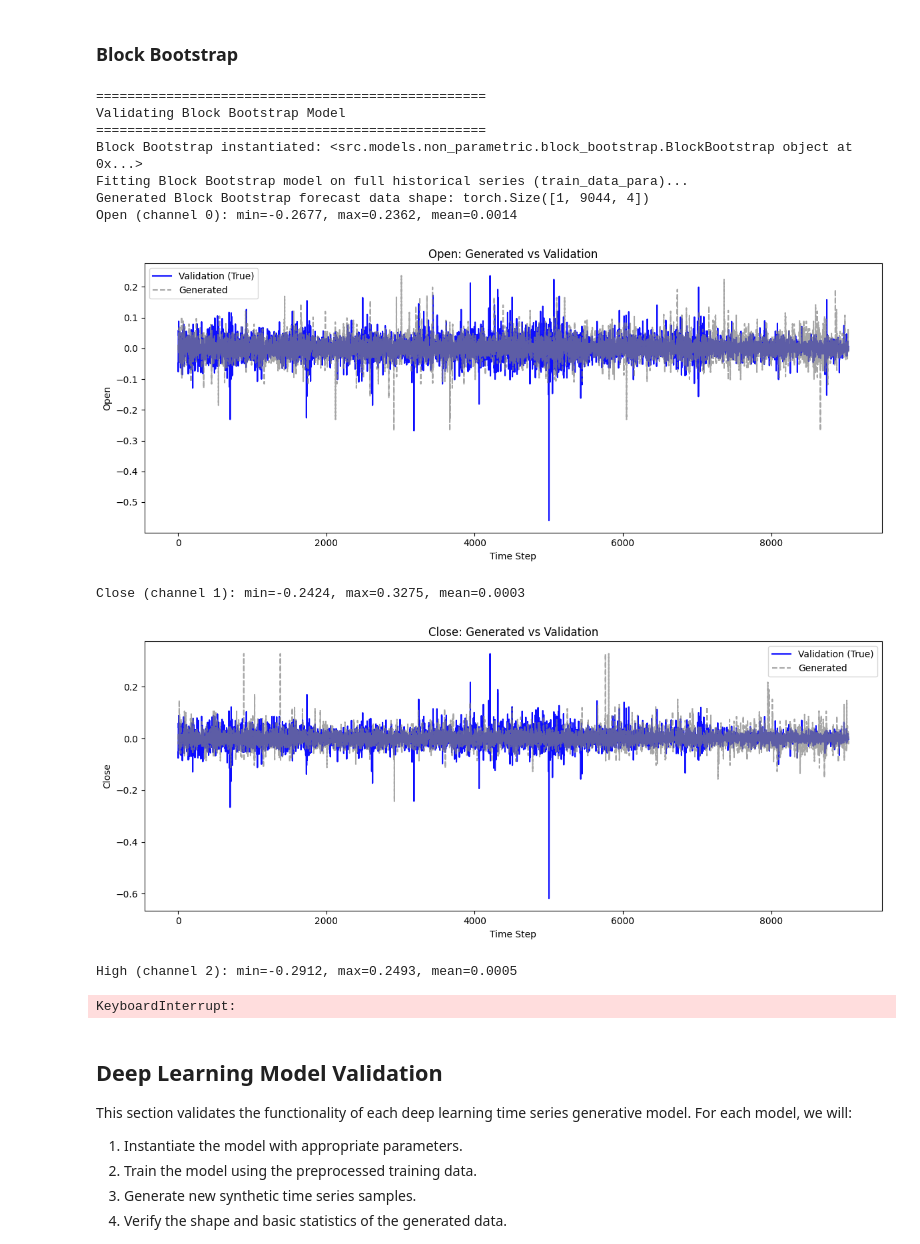
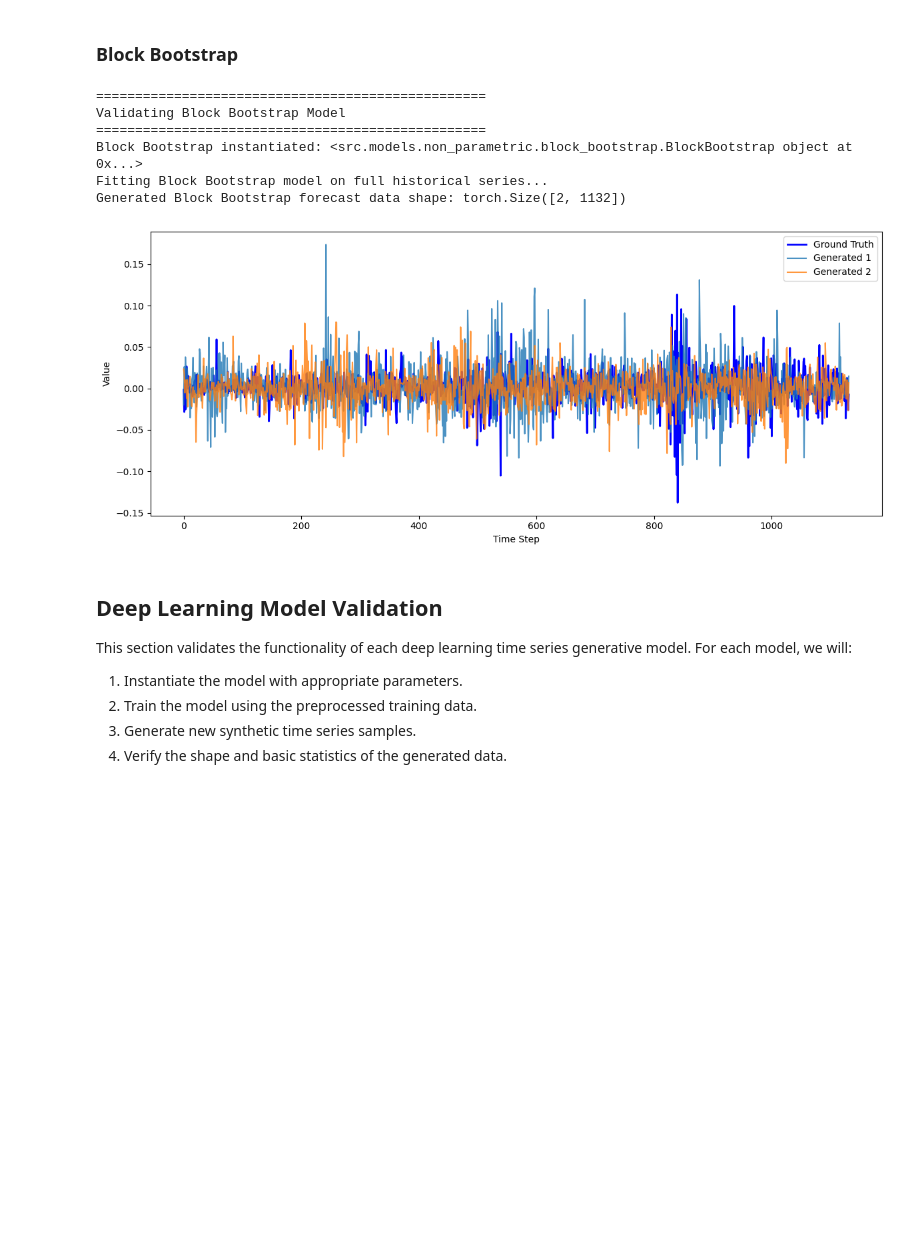
Before and after one commit to eddisonpham/StonkBench, a Jupyter notebook: notebooks/model_validation.ipynb, the cells around one changed output. Drawn from its saved outputs; the diff is of its cells as text; code cells hidden in the pictures; blank space fills up the shorter version.

```diff
--- a/notebooks/model_validation.ipynb
+++ b/notebooks/model_validation.ipynb
@@ -100,6 +103,6 @@ print(f"[Unnormalized] Type of valid_data_para: {type(valid_data_para)}")
 print(f"[Unnormalized] Train data shape: {train_data_para.shape}")
 print(f"[Unnormalized] Valid data shape: {valid_data_para.shape}")
 
-length, num_channels = train_data_para.shape
-print(f"\n[Unnormalized] Inferred model output dimensions: length={length}, num_channels={num_channels}")
+length = train_data_para.shape
+print(f"\n[Unnormalized] Inferred model output dimensions: length={length}")
 # %% [output]
@@ -342,23 +289,21 @@ print("\n" + "=" * 50)
 print("Validating Double Exponential Jump Diffusion (DEJD)")
 print("=" * 50)
 
-length, num_channels = train_data_para.shape
-forecast_horizon = train_data_para.shape[0]
+forecast_horizon = valid_data_para.shape[0]
 
-dejd_model = DoubleExponentialJumpDiffusion(length=length, num_channels=num_channels)
+dejd_model = DoubleExponentialJumpDiffusion()
 print(f"DEJD Model instantiated: {dejd_model}")
 
 print("Fitting DEJD model on full historical series...")
-dejd_parameters = dejd_model.fit(train_data_para)
+dejd_model.fit(train_data_para)
 
-num_generated_samples = 1
+num_generated_samples = 2
 dejd_generated_data = dejd_model.generate(
     num_samples=num_generated_samples,
-    seq_length=forecast_horizon,
-    seed=42
+    generation_length=forecast_horizon
 )
 print(f"Generated DEJD forecast data shape: {dejd_generated_data.shape}")
-plot_generated_vs_real(dejd_generated_data, num_generated_samples, forecast_horizon, train_data_para)
+plot_generated_vs_real(dejd_generated_data, num_generated_samples, forecast_horizon, valid_data_para)
 # %% [output]
 ==================================================
 Validating Double Exponential Jump Diffusion (DEJD)
@@ -379,43 +318,35 @@ Low (channel 3): min=-0.6326, max=0.4852, mean=0.0007
 # %%
 print("\n" + "=" * 50)
 print("Validating Block Bootstrap Model")
 print("=" * 50)
 
-L_train, N = train_data_para.shape
-L_valid = train_data_para.shape[0]
+generation_length = valid_data_para.shape[0]
 
-block_size = 13
-num_realizations = 1
+block_size = 103
+num_realizations = 2
 
-# Instantiate and fit Block Bootstrap
-bootstrap_model = BlockBootstrap(block_size=block_size)
+bootstrap_model = BlockBootstrap(block_size=block_size, seed=42)
 print(f"Block Bootstrap instantiated: {bootstrap_model}")
-print(f"Fitting Block Bootstrap model on full historical series (train_data_para)...")
+
+print("Fitting Block Bootstrap model on full historical series...")
 bootstrap_model.fit(train_data_para)
 
-# Generate forecast samples
 generated_samples = bootstrap_model.generate(
     num_samples=num_realizations,
-    seq_length=L_valid,
-    seed=42
+    generation_length=generation_length,
 )
 print(f"Generated Block Bootstrap forecast data shape: {generated_samples.shape}")
 
 # Plot generated vs real
-plot_generated_vs_real(generated_samples, num_realizations, L_valid, train_data_para)
+plot_generated_vs_real(generated_samples, num_realizations, generation_length, valid_data_para)
 # %% [output]
 ==================================================
 Validating Block Bootstrap Model
 ==================================================
 Block Bootstrap instantiated: <src.models.non_parametric.block_bootstrap.BlockBootstrap object at 0x...>
-Fitting Block Bootstrap model on full historical series (train_data_para)...
-Generated Block Bootstrap forecast data shape: torch.Size([1, 9044, 4])
-Open (channel 0): min=-0.2677, max=0.2362, mean=0.0014
+Fitting Block Bootstrap model on full historical series...
+Generated Block Bootstrap forecast data shape: torch.Size([2, 1132])
-[figure, old version]
+[figure, new version]
-Close (channel 1): min=-0.2424, max=0.3275, mean=0.0003
-[figure, removed]
-High (channel 2): min=-0.2912, max=0.2493, mean=0.0005
-KeyboardInterrupt:
 # %% [markdown]
 ## Deep Learning Model Validation
 
```
Also changed, not shown: parts of 20 cells of this notebook, 28 other files.
